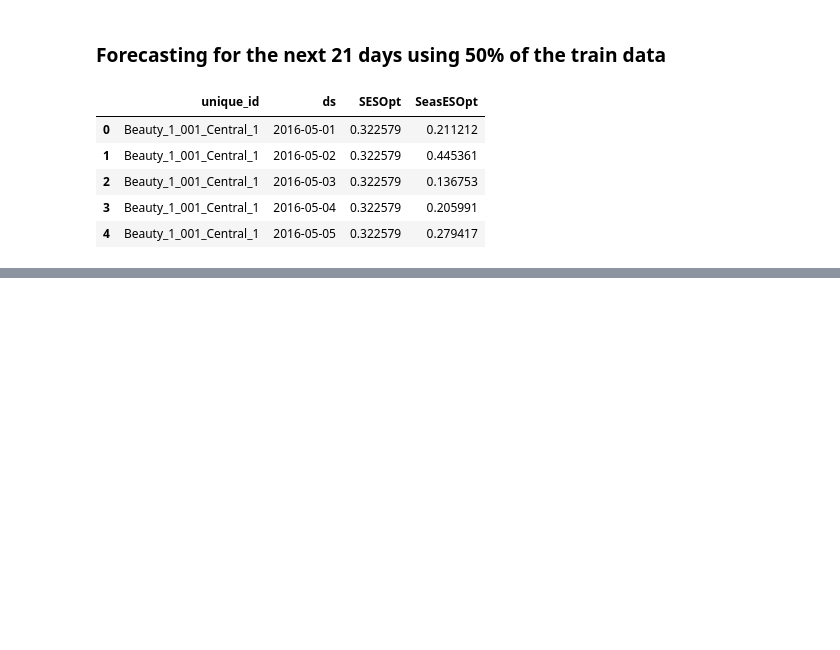
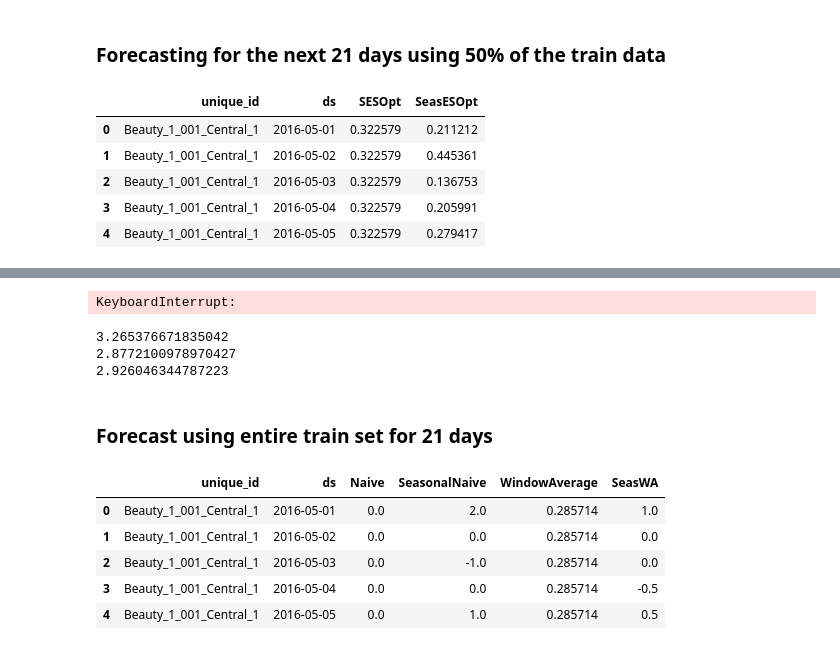
Before and after one commit to TristanKoh/ads-final-project, a Jupyter notebook: code/naive_baseline_models.ipynb, the cells around one changed output, grey strips where cells are left out. Drawn from its saved outputs; the diff is of its cells as text; code cells hidden in the pictures; blank space fills up the shorter version.

Commit message:
baseline models with more window size

```diff
--- a/code/naive_baseline_models.ipynb
+++ b/code/naive_baseline_models.ipynb
@@ -287,0 +328,17 @@ df_SeasESOpt = convert_to_sub_csv(p_3_forecast, "SeasESOpt")
+# %%
+# Split into train and validation
+train = df_naive_train_diff.loc[df_naive_train_diff['ds'] < '2015-01-29']
+valid = df_naive_train_diff.loc[(df_naive_train_diff['ds'] >= '2015-01-29')]
+h = valid['ds'].nunique()
+# %%
+model_4 = StatsForecast(models=[Naive(),
+                                SeasonalNaive(season_length=7),
+                              WindowAverage(window_size=7),
+                              SeasonalWindowAverage(window_size=2, season_length=7)],
+                      freq='D', n_jobs=-1)
+# %%
+p_4 = model_4.fit_predict(h = h, df = train)
+p_4 = p_4.reset_index().merge(valid, on=['ds', 'unique_id'], how='left')
+p_4.head()
+# %% [output]
+KeyboardInterrupt:
@@ -287,0 +347,22 @@ df_SeasESOpt = convert_to_sub_csv(p_3_forecast, "SeasESOpt")
+# %%
+print(np.sqrt(mean_squared_error(valid["y"], p_4["SeasonalNaive"])))
+print(np.sqrt(mean_squared_error(valid["y"], p_4["WindowAverage"])))
+print(np.sqrt(mean_squared_error(valid["y"], p_4["SeasWA"])))
+# %% [output]
+3.265376671835042
+2.8772100978970427
+2.926046344787223
+# %% [markdown]
+### Forecast using entire train set for 21 days
+# %%
+p_4_forecast = model_4.forecast(h = 21, df = df_naive_train_diff)
+# %%
+p_4_forecast = p_4_forecast.reset_index()
+p_4_forecast.head()
+# %% [output]
+|  | unique_id | ds | Naive | SeasonalNaive | WindowAverage | SeasWA |
+| 0 | Beauty_1_001_Central_1 | 2016-05-01 | 0.0 | 2.0 | 0.285714 | 1.0 |
+| 1 | Beauty_1_001_Central_1 | 2016-05-02 | 0.0 | 0.0 | 0.285714 | 0.0 |
+| 2 | Beauty_1_001_Central_1 | 2016-05-03 | 0.0 | -1.0 | 0.285714 | 0.0 |
+| 3 | Beauty_1_001_Central_1 | 2016-05-04 | 0.0 | 0.0 | 0.285714 | -0.5 |
+| 4 | Beauty_1_001_Central_1 | 2016-05-05 | 0.0 | 1.0 | 0.285714 | 0.5 |
```
Also changed, not shown: parts of 47 cells of this notebook.
